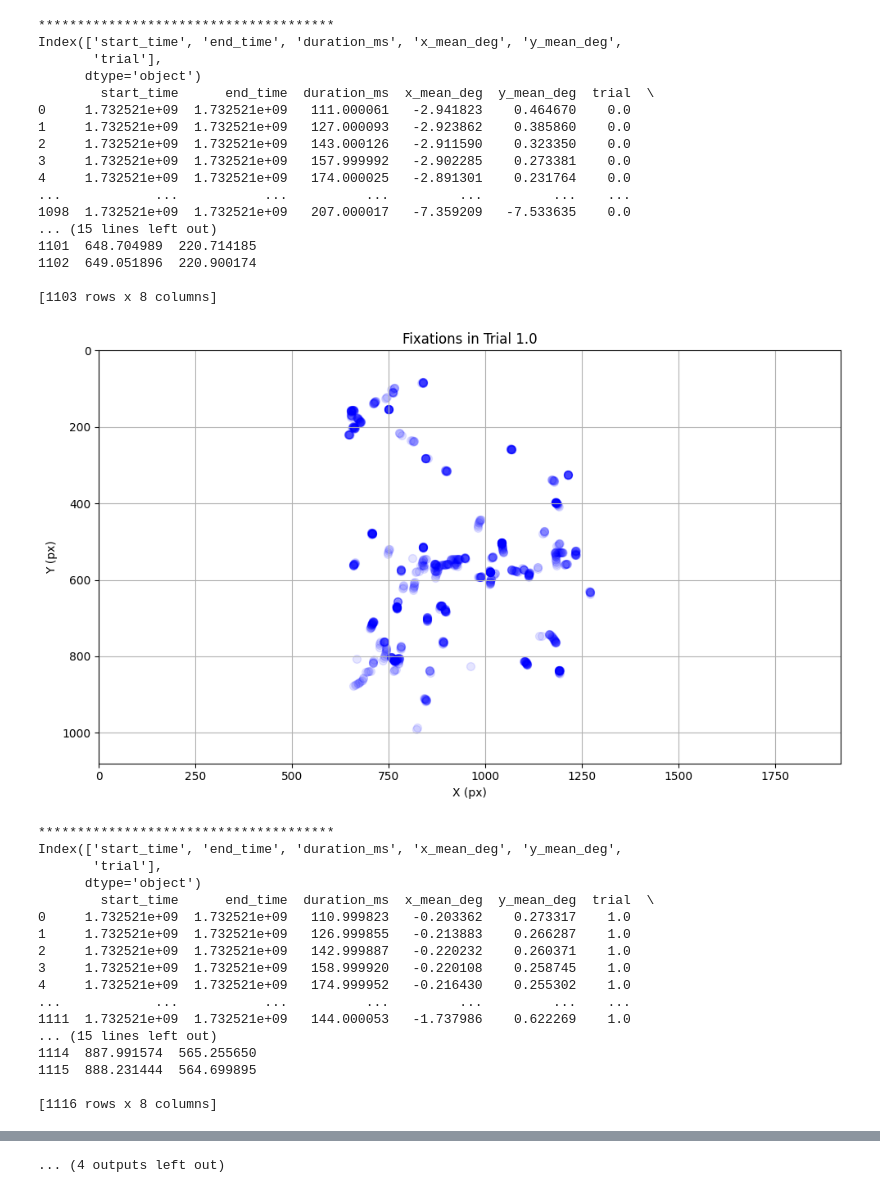
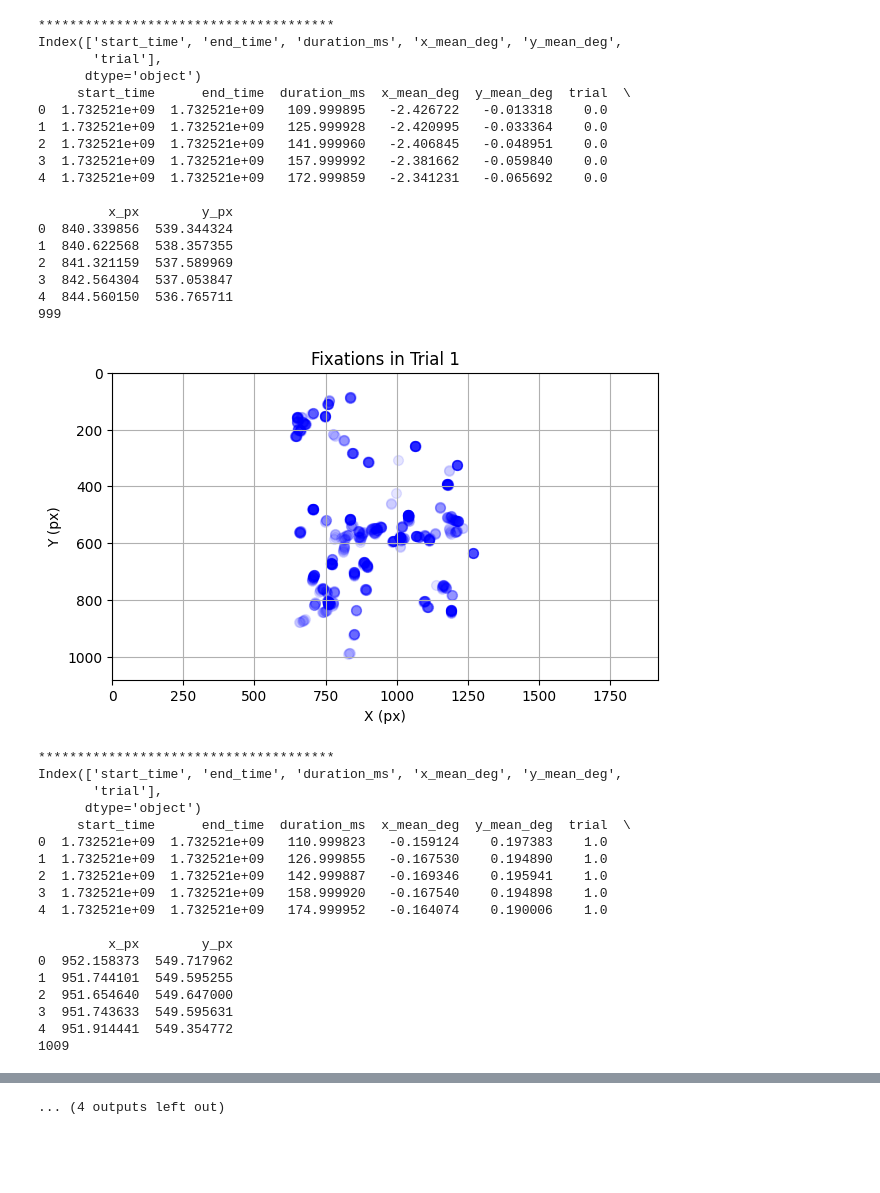
Before and after one commit to shionnet-f/gaze-analysis, a Jupyter notebook: IDT_filtered.ipynb, the cells around one changed output, grey strips where cells are left out. Saved outputs shown, nothing was run; the diff lists cells and outputs as text; code cells hidden in the pictures; blank space fills up the shorter version.

```diff
--- a/IDT_filtered.ipynb
+++ b/IDT_filtered.ipynb
@@ -2,10 +2,7 @@
 import pandas as pd
 import numpy as np
 from scipy.ndimage import gaussian_filter1d
-
-
 import matplotlib.pyplot as plt
-from scipy.stats import norm
 
 # pd.set_option('display.max_columns', None)
 # pd.set_option('display.max_rows', None)
@@ -16,7 +13,7 @@ subject_id = "001"
 experiment_id = "001"
 
 # IDT法のパラメータ
-DISPERSION_THRESHOLD = 1.5  # deg
+DISPERSION_THRESHOLD = 1.0  # deg
 DURATION_THRESHOLD_MS = 100  # ms
 
 eye_df = pd.read_csv(f"exported_csv/eye_df_id{subject_id}-{experiment_id}.csv")
@@ -29,7 +26,7 @@ monitor_height_cm = 26.8
 # モニター解像度(px)
 monitor_resolution_px = (1920, 1080)
 # 視距離(cm)
-viewer_distance_cm = 60.0
+viewer_distance_cm = 70.0
 
 # cm/pxの変換係数
 cm_per_pixel_x = monitor_width_cm / monitor_resolution_px[0]
@@ -186,64 +183,65 @@ for _, row in sampling_df.iterrows():
     if fix_df.empty:
         print(f"Trial {trial_num}: No fixations detected.")
         continue
 
     fix_df["trial"] = trial_num
 
     print("**************************************")
-    print(fix_df.columns)
-
 
     # 座標変換
     fix_df["x_px"], fix_df["y_px"] = deg_to_px(fix_df["x_mean_deg"], fix_df["y_mean_deg"])
 
     all_fixations.append(fix_df)
 
     print(fix_df)
+    print(len(fix_df))
 
     # プロット
-    plt.figure(figsize=(10, 6))
     plt.scatter(fix_df["x_px"], fix_df["y_px"], alpha=0.1,c='blue', s=50)
+    plt.axis("scaled")
     plt.xlim(0, monitor_resolution_px[0])
     plt.ylim(monitor_resolution_px[1], 0)  # y軸を上向きに
-    plt.title(f"Fixations in Trial {trial_num+1}")
+    plt.title(f"Fixations in Trial {int(trial_num+1)}")
     plt.xlabel("X (px)")
     plt.ylabel("Y (px)")
     plt.grid(True)
     plt.tight_layout()
     plt.show()
 # %% [output]
 **************************************
 Index(['start_time', 'end_time', 'duration_ms', 'x_mean_deg', 'y_mean_deg',
        'trial'],
       dtype='object')
-        start_time      end_time  duration_ms  x_mean_deg  y_mean_deg  trial  \
-0     1.732521e+09  1.732521e+09   111.000061   -2.941823    0.464670    0.0
-1     1.732521e+09  1.732521e+09   127.000093   -2.923862    0.385860    0.0
-2     1.732521e+09  1.732521e+09   143.000126   -2.911590    0.323350    0.0
-3     1.732521e+09  1.732521e+09   157.999992   -2.902285    0.273381    0.0
-4     1.732521e+09  1.732521e+09   174.000025   -2.891301    0.231764    0.0
-...            ...           ...          ...         ...         ...    ...
-1098  1.732521e+09  1.732521e+09   207.000017   -7.359209   -7.533635    0.0
-... (15 lines left out)
-1101  648.704989  220.714185
-1102  649.051896  220.900174
+     start_time      end_time  duration_ms  x_mean_deg  y_mean_deg  trial  \
+0  1.732521e+09  1.732521e+09   109.999895   -2.426722   -0.013318    0.0
+1  1.732521e+09  1.732521e+09   125.999928   -2.420995   -0.033364    0.0
+2  1.732521e+09  1.732521e+09   141.999960   -2.406845   -0.048951    0.0
+3  1.732521e+09  1.732521e+09   157.999992   -2.381662   -0.059840    0.0
+4  1.732521e+09  1.732521e+09   172.999859   -2.341231   -0.065692    0.0
 
-[1103 rows x 8 columns]
+         x_px        y_px
+0  840.339856  539.344324
+1  840.622568  538.357355
+2  841.321159  537.589969
+3  842.564304  537.053847
+4  844.560150  536.765711
+999
-[figure, old version]
+[figure, new version]
 **************************************
 Index(['start_time', 'end_time', 'duration_ms', 'x_mean_deg', 'y_mean_deg',
        'trial'],
       dtype='object')
-        start_time      end_time  duration_ms  x_mean_deg  y_mean_deg  trial  \
-0     1.732521e+09  1.732521e+09   110.999823   -0.203362    0.273317    1.0
-1     1.732521e+09  1.732521e+09   126.999855   -0.213883    0.266287    1.0
-2     1.732521e+09  1.732521e+09   142.999887   -0.220232    0.260371    1.0
-3     1.732521e+09  1.732521e+09   158.999920   -0.220108    0.258745    1.0
-4     1.732521e+09  1.732521e+09   174.999952   -0.216430    0.255302    1.0
-...            ...           ...          ...         ...         ...    ...
-1111  1.732521e+09  1.732521e+09   144.000053   -1.737986    0.622269    1.0
-... (15 lines left out)
-1114  887.991574  565.255650
-1115  888.231444  564.699895
+     start_time      end_time  duration_ms  x_mean_deg  y_mean_deg  trial  \
+0  1.732521e+09  1.732521e+09   110.999823   -0.159124    0.197383    1.0
+1  1.732521e+09  1.732521e+09   126.999855   -0.167530    0.194890    1.0
+2  1.732521e+09  1.732521e+09   142.999887   -0.169346    0.195941    1.0
+3  1.732521e+09  1.732521e+09   158.999920   -0.167540    0.194898    1.0
+4  1.732521e+09  1.732521e+09   174.999952   -0.164074    0.190006    1.0
 
-[1116 rows x 8 columns]
+         x_px        y_px
+0  952.158373  549.717962
+1  951.744101  549.595255
+2  951.654640  549.647000
+3  951.743633  549.595631
+4  951.914441  549.354772
+1009
```
Also changed, not shown: parts of 3 cells of this notebook.
